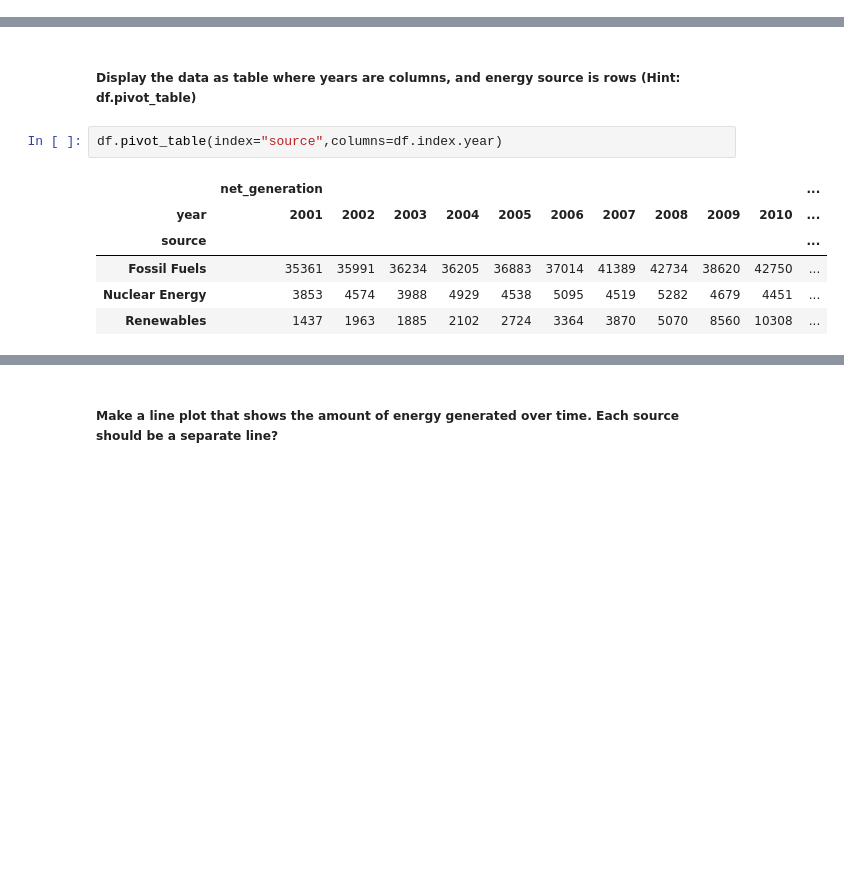
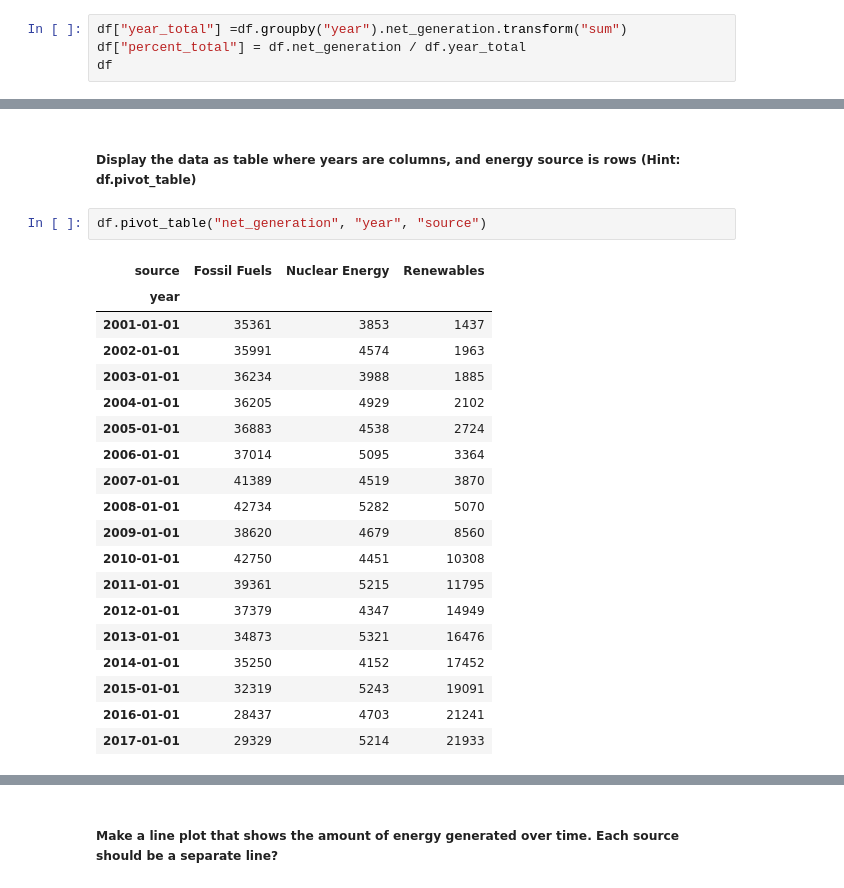
Before and after one commit to misty-garcia/ds-methodologies-exercises, a Jupyter notebook: time_series/working_w_timeseries_data.ipynb, the cells around one changed output, grey strips where cells are left out. Saved outputs shown, nothing was run; the diff lists cells and outputs as text; blank space fills up the shorter version.

```diff
--- a/time_series/working_w_timeseries_data.ipynb
+++ b/time_series/working_w_timeseries_data.ipynb
@@ -400,0 +424,4 @@ df.resample("Y").sum()
+# %%
+df["year_total"] =df.groupby("year").net_generation.transform("sum")
+df["percent_total"] = df.net_generation / df.year_total
+df
@@ -410,11 +469,24 @@ plt.show()
 # %% [markdown]
 ##### Display the data as table where years are columns, and energy source is rows (Hint: df.pivot_table)
 # %%
-df.pivot_table(index="source",columns=df.index.year)
+df.pivot_table("net_generation", "year", "source")
 # %% [output]
-|  | net_generation |  |  |  |  |  |  |  |  |  | ... |
-| year | 2001 | 2002 | 2003 | 2004 | 2005 | 2006 | 2007 | 2008 | 2009 | 2010 | ... |
-| source |  |  |  |  |  |  |  |  |  |  | ... |
-| Fossil Fuels | 35361 | 35991 | 36234 | 36205 | 36883 | 37014 | 41389 | 42734 | 38620 | 42750 | ... |
-| Nuclear Energy | 3853 | 4574 | 3988 | 4929 | 4538 | 5095 | 4519 | 5282 | 4679 | 4451 | ... |
-| Renewables | 1437 | 1963 | 1885 | 2102 | 2724 | 3364 | 3870 | 5070 | 8560 | 10308 | ... |
+| source | Fossil Fuels | Nuclear Energy | Renewables |
+| year |  |  |  |
+| 2001-01-01 | 35361 | 3853 | 1437 |
+| 2002-01-01 | 35991 | 4574 | 1963 |
+| 2003-01-01 | 36234 | 3988 | 1885 |
+| 2004-01-01 | 36205 | 4929 | 2102 |
+| 2005-01-01 | 36883 | 4538 | 2724 |
+| 2006-01-01 | 37014 | 5095 | 3364 |
+| 2007-01-01 | 41389 | 4519 | 3870 |
+| 2008-01-01 | 42734 | 5282 | 5070 |
+| 2009-01-01 | 38620 | 4679 | 8560 |
+| 2010-01-01 | 42750 | 4451 | 10308 |
+| 2011-01-01 | 39361 | 5215 | 11795 |
+| 2012-01-01 | 37379 | 4347 | 14949 |
+| 2013-01-01 | 34873 | 5321 | 16476 |
+| 2014-01-01 | 35250 | 4152 | 17452 |
+| 2015-01-01 | 32319 | 5243 | 19091 |
+| 2016-01-01 | 28437 | 4703 | 21241 |
+| 2017-01-01 | 29329 | 5214 | 21933 |
```
Also changed, not shown: parts of 35 cells of this notebook, 1 other file.
